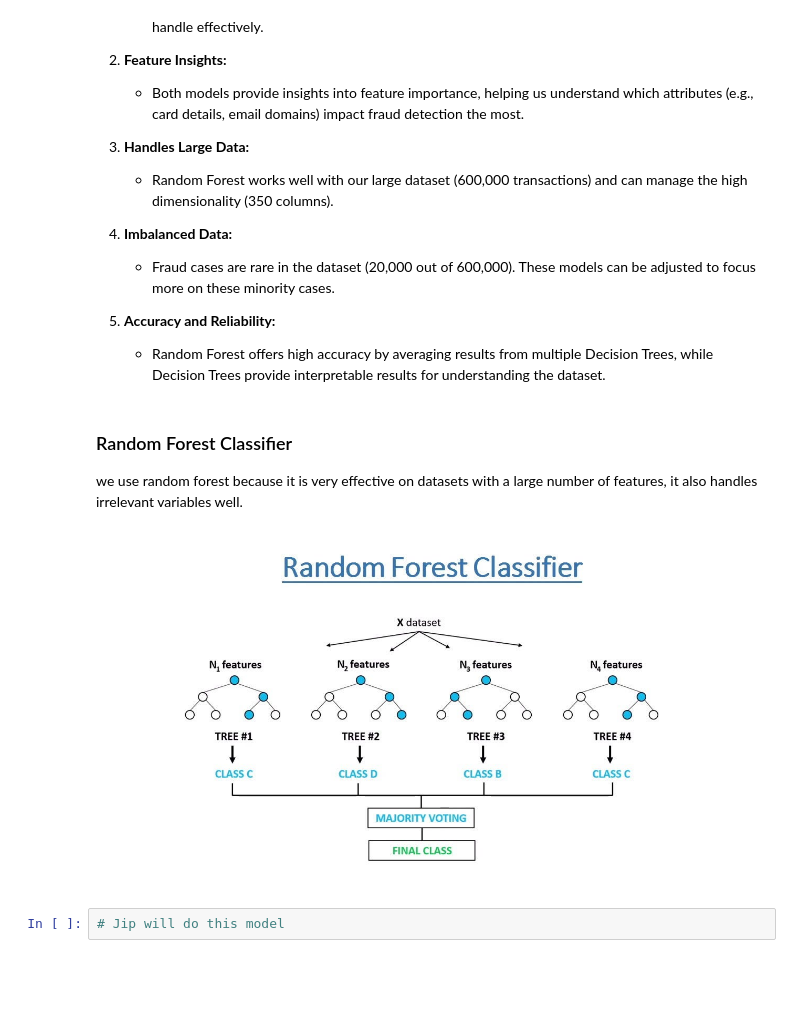
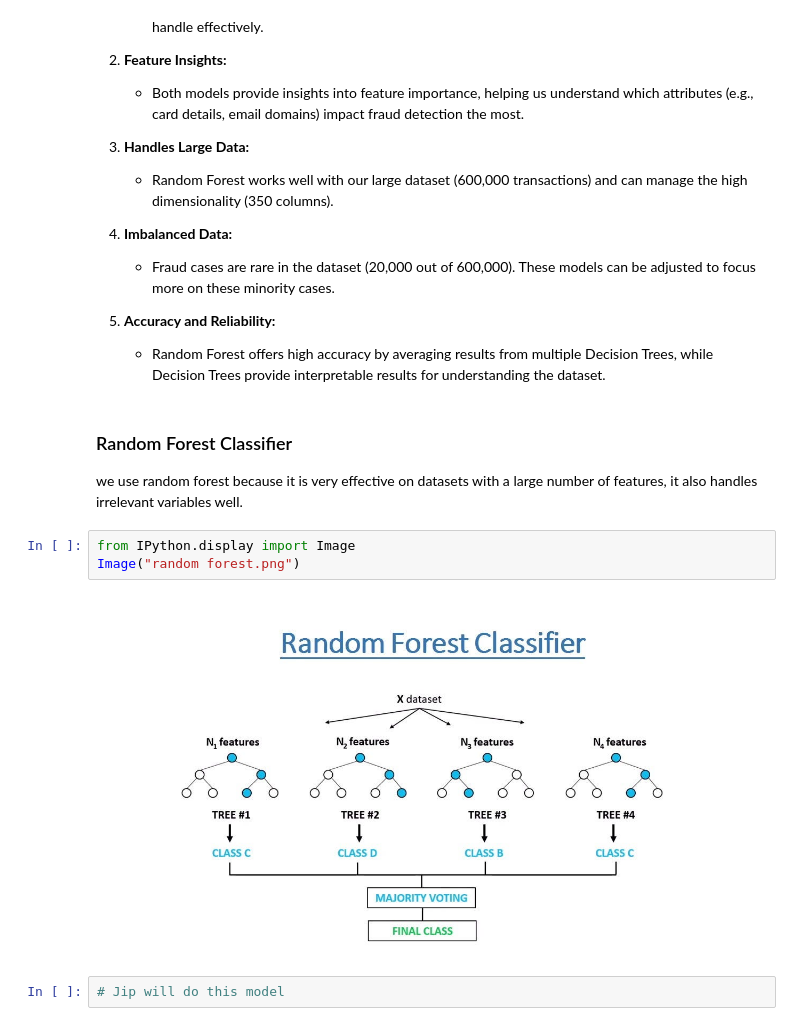
Before and after one commit to JoranVisscher/MachineLearningFraud, a Jupyter notebook: DatasetAnalysis.ipynb, the cells around one changed output. Drawn from its saved outputs; the diff is of its cells as text; blank space fills up the shorter version.

```diff
--- a/DatasetAnalysis.ipynb
+++ b/DatasetAnalysis.ipynb
@@ -264,7 +267,11 @@ Decision Tree and Random Forest classifiers are ideal for our fraud detection pr
 # %% [markdown]
 ### Random Forest Classifier
 we use random forest because it is very effective on datasets with a large number of features, it also handles irrelevant variables well.
-![image.png](attachment:image.png)
+# %%
+from IPython.display import Image
+Image("random forest.png")
+# %% [output]
+[figure, added]
 # %%
 # Jip will do this model
 # %% [markdown]
```
Also changed, not shown: parts of 13 cells of this notebook, 3 other files.
